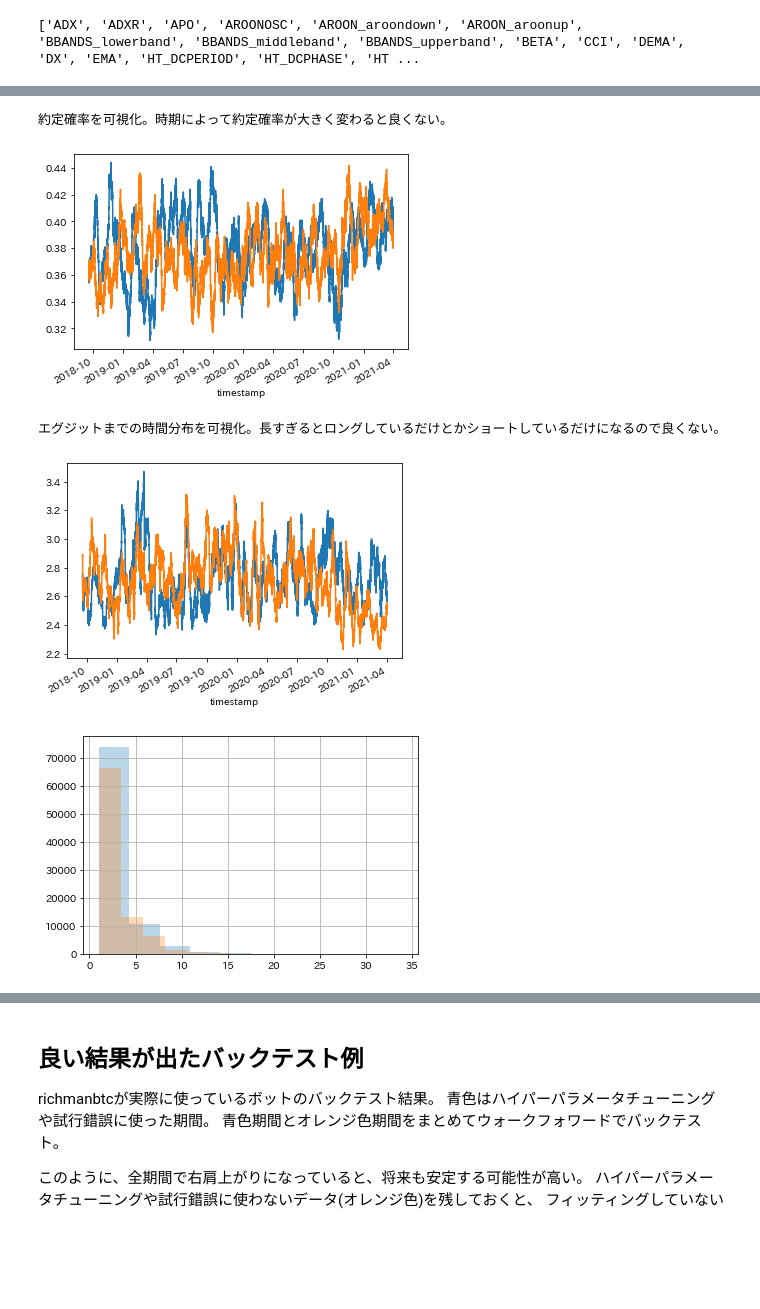
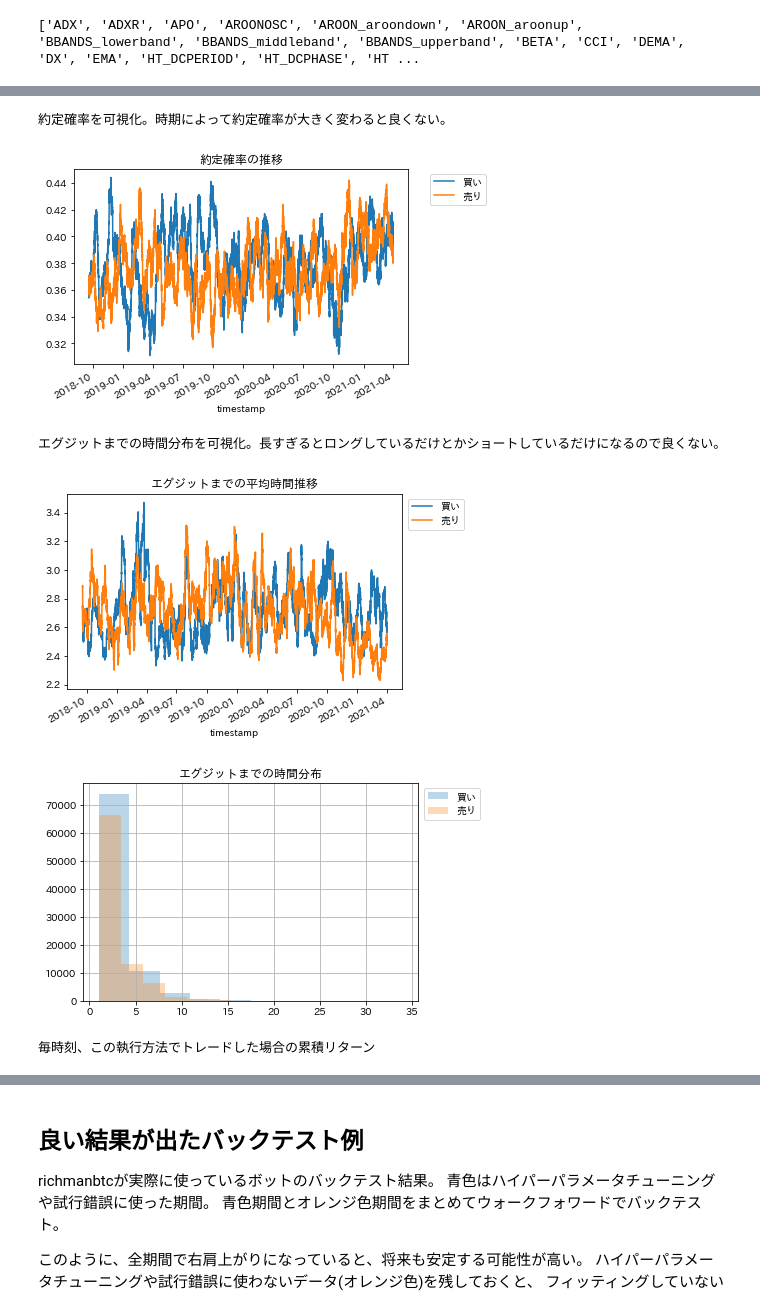
Before and after one commit to richmanbtc/mlbot_tutorial, a Jupyter notebook: work/tutorial.ipynb, the cells around one changed output, grey strips where cells are left out. Cells and saved outputs as stored; diff of their text form; code cells hidden in the pictures; blank space fills up the shorter version.

```diff
--- a/work/tutorial.ipynb
+++ b/work/tutorial.ipynb
@@ -482,21 +510,25 @@ def calc_force_entry_price(entry_price=None, lo=None, pips=None):
 
 df = pd.read_pickle('df_features.pkl')
 
+# 呼び値 (取引所、取引ペアごとに異なるので、適切に設定してください)
 pips = 1
 
+# ATRで指値距離を計算します
 limit_price_dist = df['ATR'] * 0.5
 limit_price_dist = np.maximum(1, (limit_price_dist / pips).round().fillna(1)) * pips
 
+# 終値から両側にlimit_price_distだけ離れたところに、買い指値と売り指値を出します
 df['buy_price'] = df['cl'] - limit_price_dist
 df['sell_price'] = df['cl'] + limit_price_dist
 
+# Force Entry Priceの計算
 df['buy_fep'], df['buy_fet'] = calc_force_entry_price(
     entry_price=df['buy_price'].values,
     lo=df['lo'].values,
     pips=pips,
 )
 
-# calc_force_entry_priceは入力をマイナスにすれば売りに使える
+# calc_force_entry_priceは入力と出力をマイナスにすれば売りに使えます
 df['sell_fep'], df['sell_fet'] = calc_force_entry_price(
     entry_price=-df['sell_price'].values,
     lo=-df['hi'].values, # 売りのときは高値
@@ -504,59 +536,69 @@ df['sell_fep'], df['sell_fet'] = calc_force_entry_price(
 )
 df['sell_fep'] *= -1
 
-horizon = 1
-fee = df['fee']
+horizon = 1 # エントリーしてからエグジットを始めるまでの待ち時間 (1以上である必要がある)
+fee = df['fee'] # maker手数料
 
-df['buy_executed'] = (df['buy_price'] / pips).round() > (df['lo'].shift(-1) / pips).round()
-df['sell_executed'] = (df['sell_price'] / pips).round() < (df['hi'].shift(-1) / pips).round()
-# 0, 1に変換
-df['buy_executed'] *= 1.0
-df['sell_executed'] *= 1.0
+# 指値が約定したかどうか (0, 1)
+df['buy_executed'] = ((df['buy_price'] / pips).round() > (df['lo'].shift(-1) / pips).round()).astype('float64')
+df['sell_executed'] = ((df['sell_price'] / pips).round() < (df['hi'].shift(-1) / pips).round()).astype('float64')
 
+# yを計算
 df['y_buy'] = np.where(
     df['buy_executed'],
     df['sell_fep'].shift(-horizon) / df['buy_price'] - 1 - 2 * fee,
     0
 )
 df['y_sell'] = np.where(
     df['sell_executed'],
     -(df['buy_fep'].shift(-horizon) / df['sell_price'] - 1) - 2 * fee,
     0
 )
 
-# バックテストで利用
+# バックテストで利用する取引コストを計算
 df['buy_cost'] = np.where(
     df['buy_executed'],
     df['buy_price'] / df['cl'] - 1 + fee,
     0
 )
 df['sell_cost'] = np.where(
     df['sell_executed'],
     -(df['sell_price'] / df['cl'] - 1) + fee,
     0
 )
 
 print('約定確率を可視化。時期によって約定確率が大きく変わると良くない。')
-df['buy_executed'].rolling(1000).mean().plot()
-df['sell_executed'].rolling(1000).mean().plot()
+df['buy_executed'].rolling(1000).mean().plot(label='買い')
+df['sell_executed'].rolling(1000).mean().plot(label='売り')
+plt.title('約定確率の推移')
+plt.legend(bbox_to_anchor=(1.05, 1))
 plt.show()
 
 print('エグジットまでの時間分布を可視化。長すぎるとロングしているだけとかショートしているだけになるので良くない。')
-df['buy_fet'].rolling(1000).mean().plot()
-df['sell_fet'].rolling(1000).mean().plot()
-plt.show()
-df['buy_fet'].hist(alpha=0.3)
-df['sell_fet'].hist(alpha=0.3)
+df['buy_fet'].rolling(1000).mean().plot(label='買い')
+df['sell_fet'].rolling(1000).mean().plot(label='売り')
+plt.title('エグジットまでの平均時間推移')
+plt.legend(bbox_to_anchor=(1.2, 1))
 plt.show()
 
-df['y_buy'].cumsum().plot()
-df['y_sell'].cumsum().plot()
+df['buy_fet'].hist(alpha=0.3, label='買い')
+df['sell_fet'].hist(alpha=0.3, label='売り')
+plt.title('エグジットまでの時間分布')
+plt.legend(bbox_to_anchor=(1.2, 1))
+plt.show()
+
+print('毎時刻、この執行方法でトレードした場合の累積リターン')
+df['y_buy'].cumsum().plot(label='買い')
+df['y_sell'].cumsum().plot(label='売り')
+plt.title('累積リターン')
+plt.legend(bbox_to_anchor=(1.05, 1))
 plt.show()
 
 df.to_pickle('df_y.pkl')
 # %% [output]
 約定確率を可視化。時期によって約定確率が大きく変わると良くない。
-[figure, old version]
+[figure, new version]
 エグジットまでの時間分布を可視化。長すぎるとロングしているだけとかショートしているだけになるので良くない。
-[figure, old version]
+[figure, new version]
-[figure, old version]
+[figure, new version]
+毎時刻、この執行方法でトレードした場合の累積リターン
```
Also changed, not shown: parts of 7 cells of this notebook, 1 other file.
